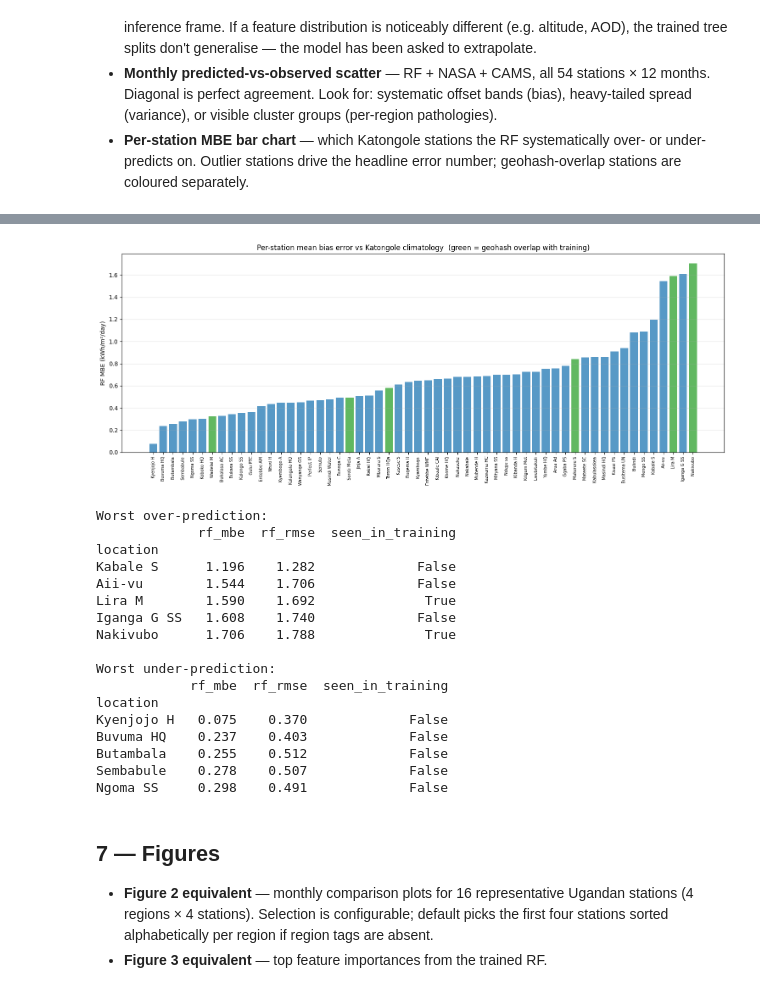
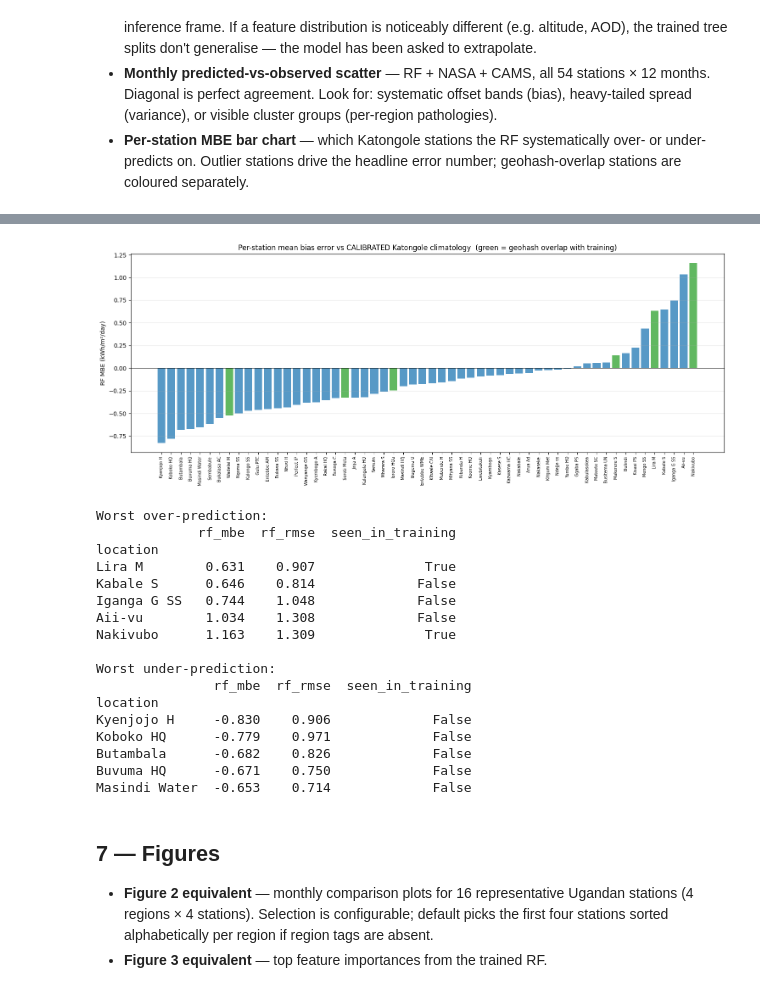
Before and after one commit to Marconi-Lab/SolarIrradiation, a Jupyter notebook: notebooks/papers/mukiibi_mikelson_2026/01_recomputation.ipynb, the cells around one changed output, grey strips where cells are left out. Saved outputs shown, nothing was run; the diff lists cells and outputs as text; code cells hidden in the pictures.

```diff
--- a/notebooks/papers/mukiibi_mikelson_2026/01_recomputation.ipynb
+++ b/notebooks/papers/mukiibi_mikelson_2026/01_recomputation.ipynb
@@ -1075,0 +1332,24 @@ excluding training-geohash overlaps       CAMS 600 1.236    28.91 1.098   25.69
+# %%
+# Single annual calibration ratio (TAHMO → kampala scale). The
+# per-month ratios are noisy (one co-located pair, 7 years per month),
+# so we collapse to the mean of the 12 monthly ratios — equivalent to
+# treating the offset as a property of the sensor network rather than
+# a 12-element function of month.
+annual_ratio = float(calibration_df["ratio"].mean())
+median_ratio = float(calibration_df["ratio"].median())
+print(f"Per-month ratios (kampala / Makerere S): "
+      f"min={calibration_df['ratio'].min():.3f}, "
+      f"max={calibration_df['ratio'].max():.3f}, "
+      f"std={calibration_df['ratio'].std():.3f}")
+print(f"Annual mean ratio:    {annual_ratio:.3f}")
+print(f"Annual median ratio:  {median_ratio:.3f}")
+print(f"Using mean ratio = {annual_ratio:.3f} as the calibration constant.")
+
+# Apply to every Katongole station's monthly value.
+comparison_calibrated = comparison.copy()
+comparison_calibrated["calibration_ratio"] = annual_ratio
+comparison_calibrated["monthly_obs_calibrated"] = (
+    comparison_calibrated["monthly_obs"] * annual_ratio
+)
+print(f"\nCalibrated {len(comparison_calibrated)} (station, month) rows "
+      f"across {comparison_calibrated['location'].nunique()} stations.")
@@ -1161,58 +1501,59 @@ plt.show()
 # %%
-# Per-station MBE on Katongole. Stations sorted by MBE so over-
-# and under-prediction tails are visible. Stations whose geohash5
-# overlaps a training station get a different colour — they should
-# look better (familiar feature distributions) than the rest.
+# Per-station MBE on Katongole, using the calibrated comparison.
+# Stations sorted by MBE so over- and under-prediction tails are
+# visible; geohash-overlap stations are coloured separately.
 per_station = (
-    comparison.assign(rf_residual=lambda d: d["monthly_pred"] - d["monthly_obs"])
+    comparison_calibrated.assign(
+        rf_residual=lambda d: d["monthly_pred"] - d["monthly_obs_calibrated"]
+    )
     .groupby("location")
     .agg(
         rf_mbe=("rf_residual", "mean"),
         rf_rmse=("rf_residual",
                  lambda r: float(np.sqrt(((r ** 2).mean())))),
         seen_in_training=("seen_in_training_geohash5", "first"),
     )
     .sort_values("rf_mbe")
 )
 
 fig, ax = plt.subplots(figsize=(15, 6))
 colors = ["C2" if seen else "C0" for seen in per_station["seen_in_training"]]
 ax.bar(range(len(per_station)), per_station["rf_mbe"], color=colors, alpha=0.75)
 ax.axhline(0, color="k", lw=0.7)
 ax.set_xticks(range(len(per_station)))
 ax.set_xticklabels(per_station.index, rotation=90, fontsize=7)
 ax.set_ylabel("RF MBE (kWh/m²/day)")
 ax.set_title(
-    "Per-station mean bias error vs Katongole climatology  "
+    "Per-station mean bias error vs CALIBRATED Katongole climatology  "
     "(green = geohash overlap with training)"
 )
 ax.grid(alpha=0.3, axis="y")
 fig.tight_layout()
 plt.show()
 
 print("Worst over-prediction:")
 print(per_station.tail(5).round(3).to_string())
 print("\nWorst under-prediction:")
 print(per_station.head(5).round(3).to_string())
 # %% [output]
-[figure, old version]
+[figure, new version]
 Worst over-prediction:
              rf_mbe  rf_rmse  seen_in_training
 location
-Kabale S      1.196    1.282             False
-Aii-vu        1.544    1.706             False
-Lira M        1.590    1.692              True
-Iganga G SS   1.608    1.740             False
-Nakivubo      1.706    1.788              True
+Lira M        0.631    0.907              True
+Kabale S      0.646    0.814             False
+Iganga G SS   0.744    1.048             False
+Aii-vu        1.034    1.308             False
+Nakivubo      1.163    1.309              True
 
 Worst under-prediction:
-            rf_mbe  rf_rmse  seen_in_training
+               rf_mbe  rf_rmse  seen_in_training
 location
-Kyenjojo H   0.075    0.370             False
-Buvuma HQ    0.237    0.403             False
-Butambala    0.255    0.512             False
-Sembabule    0.278    0.507             False
-Ngoma SS     0.298    0.491             False
+Kyenjojo H     -0.830    0.906             False
+Koboko HQ      -0.779    0.971             False
+Butambala      -0.682    0.826             False
+Buvuma HQ      -0.671    0.750             False
+Masindi Water  -0.653    0.714             False
 # %% [markdown]
 ## 7 — Figures
 
```
Also changed, not shown: parts of 34 cells of this notebook, 2 other files.
